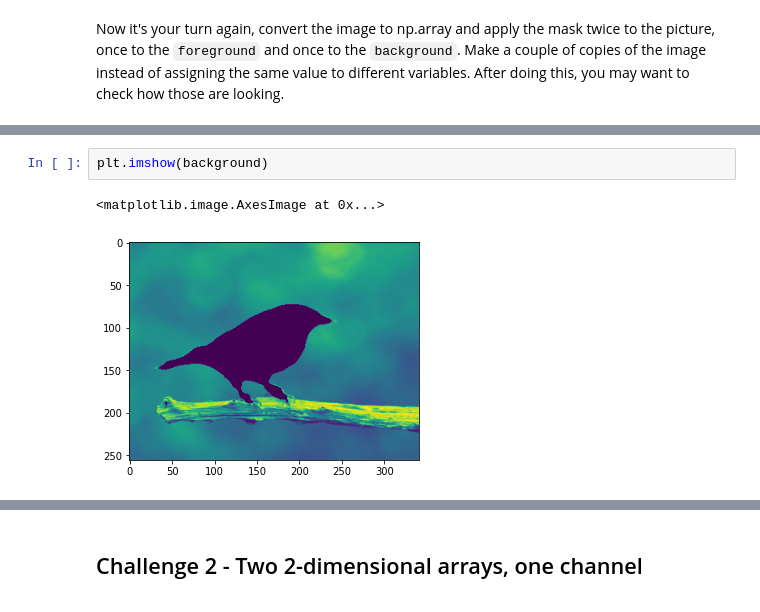
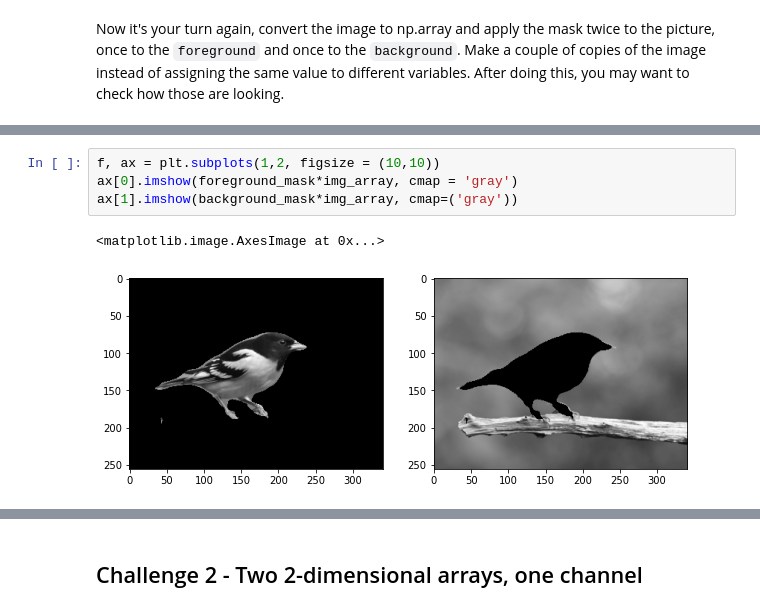
Before and after one commit to DavidCarricondo/lab-image-segmentation, a Jupyter notebook: main.ipynb, the cells around one changed output, grey strips where cells are left out. Cells and saved outputs as stored; diff of their text form.

```diff
--- a/main.ipynb
+++ b/main.ipynb
@@ -91,5 +85,7 @@ plt.imshow(foreground)
-# %%
-plt.imshow(background)
-# %% [output]
-<matplotlib.image.AxesImage at 0x...>
-[figure, removed]
+# %%
+f, ax = plt.subplots(1,2, figsize = (10,10))
+ax[0].imshow(foreground_mask*img_array, cmap = 'gray')
+ax[1].imshow(background_mask*img_array, cmap=('gray'))
+# %% [output]
+<matplotlib.image.AxesImage at 0x...>
+[figure, added]
```
Also changed, not shown: parts of 23 cells of this notebook.
